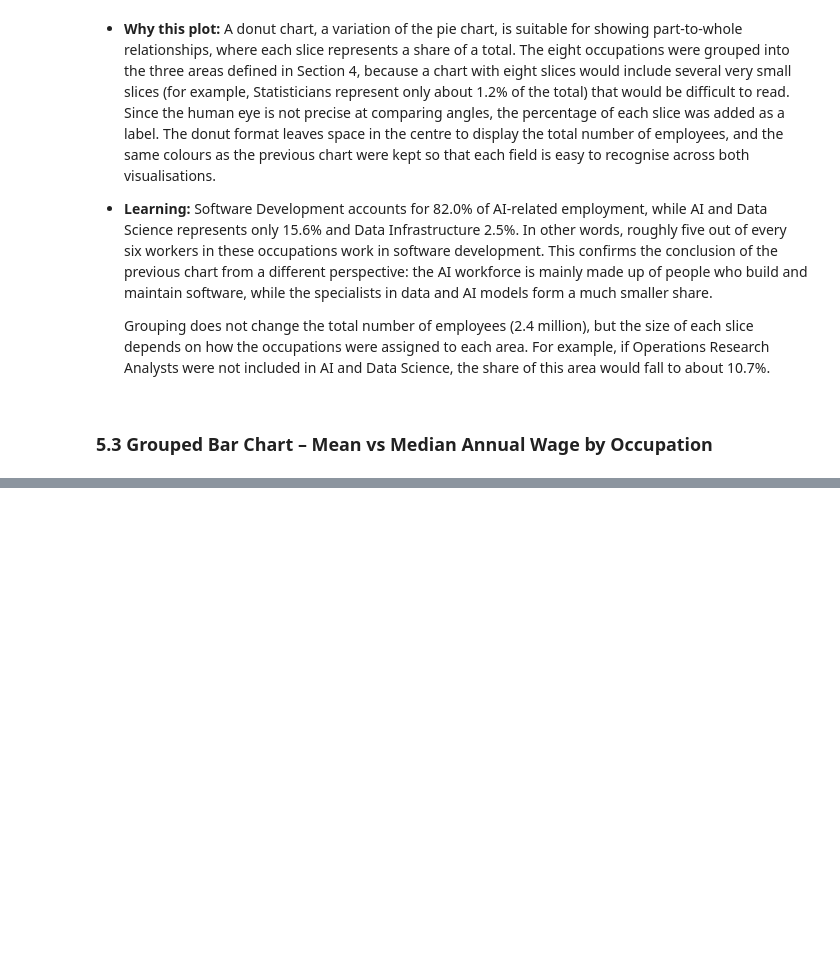
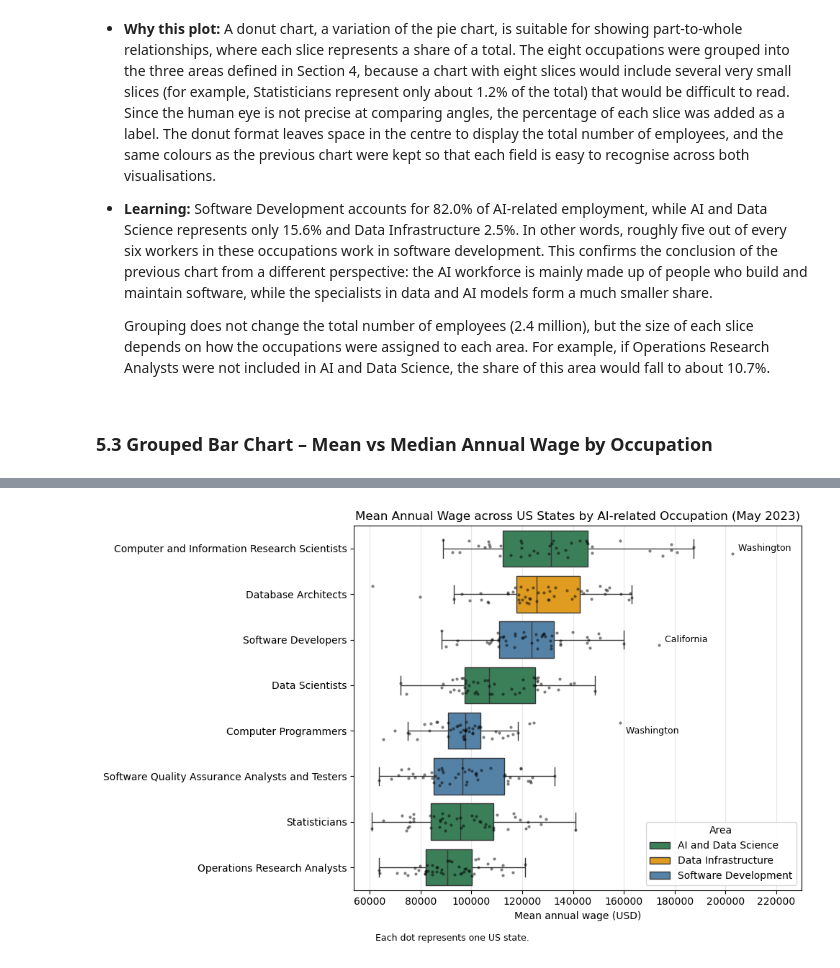
Before and after one commit to 2023357/data-vis-ca1, a Jupyter notebook: CA1_Data_Visualisation.ipynb, the cells around one changed output, grey strips where cells are left out. Cells and saved outputs as stored; diff of their text form; code cells hidden in the pictures; blank space fills up the shorter version.

```diff
--- a/CA1_Data_Visualisation.ipynb
+++ b/CA1_Data_Visualisation.ipynb
@@ -250,3 +250,18 @@ This selection is a limitation of the analysis: the BLS data does not show how m
 Two filtered datasets were created for the visualisations:
 - `ai_national`: national data for the 8 occupations (8 rows)
 - `ai_states`: state-level data for the 8 occupations (393 rows, since some occupations have no data in some states)
+# %%
+# Map each occupation code to one of three areas
+area_map = {
+    '15-2051': 'AI and Data Science',
+    '15-1221': 'AI and Data Science',
+    '15-2041': 'AI and Data Science',
+    '15-2031': 'AI and Data Science',
+    '15-1252': 'Software Development',
+    '15-1251': 'Software Development',
+    '15-1253': 'Software Development',
+    '15-1243': 'Data Infrastructure'
+}
+ai_national['AREA'] = ai_national['OCC_CODE'].map(area_map)
+ai_states['AREA'] = ai_states['OCC_CODE'].map(area_map)
+ai_national[['OCC_TITLE', 'AREA']]
@@ -396,0 +416,36 @@ plt.show()
+# %%
+# Order occupations by the median of their state-level mean wages (highest first)
+order = ai_states.groupby('OCC_TITLE')['A_MEAN'].median().sort_values(ascending=False).index
+
+plt.figure(figsize=(10, 6))
+
+# Boxplot coloured by area (same colours as the previous charts)
+sns.boxplot(x='A_MEAN', y='OCC_TITLE', data=ai_states, order=order,
+            hue='AREA', palette=color_map, dodge=False, showfliers=False)
+
+# Each dot is one state
+sns.stripplot(x='A_MEAN', y='OCC_TITLE', data=ai_states, order=order,
+              color='black', size=3, alpha=0.5, jitter=0.2)
+
+# Label the most notable states mentioned in the analysis
+occ_list = list(order)
+plt.text(202910, occ_list.index('Computer and Information Research Scientists'),
+         '  Washington', va='center', fontsize=9)
+plt.text(173780, occ_list.index('Software Developers'),
+         '  California', va='center', fontsize=9)
+plt.text(158520, occ_list.index('Computer Programmers'),
+         '  Washington', va='center', fontsize=9)
+plt.xlim(right=230000)
+
+
+# Label the most extreme state
+plt.title("Mean Annual Wage across US States by AI-related Occupation (May 2023)")
+plt.xlabel("Mean annual wage (USD)")
+plt.ylabel("")
+plt.grid(axis='x', alpha=0.3)
+plt.legend(title='Area', loc='lower right')
+plt.tight_layout()
+plt.figtext(0.5, -0.02, 'Each dot represents one US state.', ha='center', fontsize=9)
+plt.show()
+# %% [output]
+[figure, added]
```
Also changed, not shown: parts of 8 cells of this notebook.
